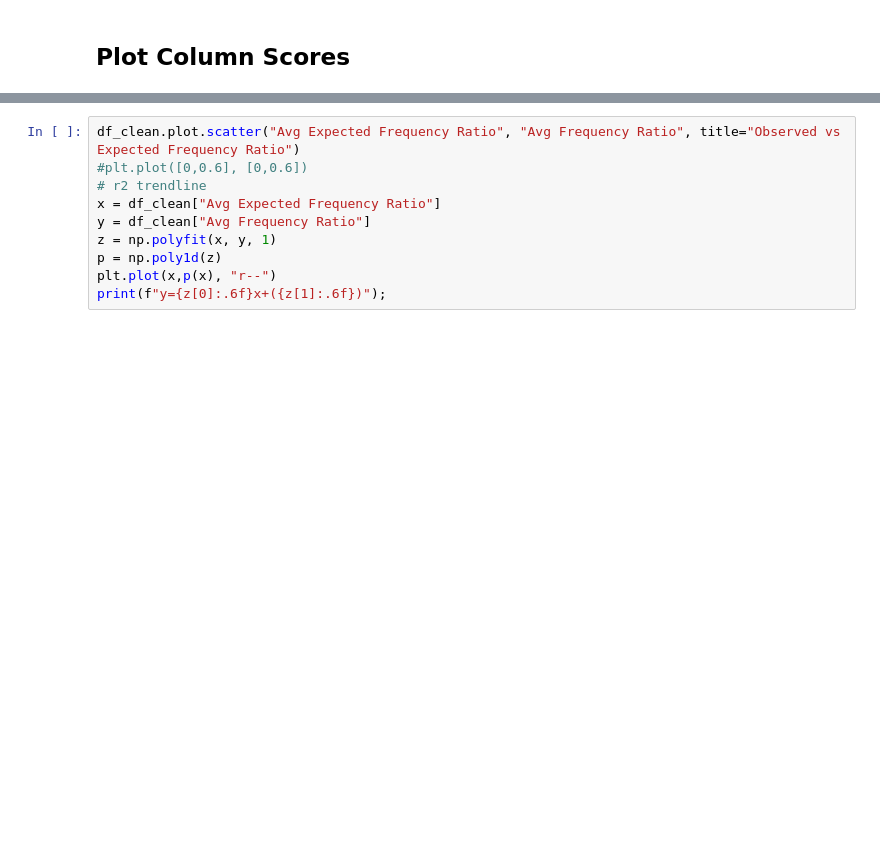
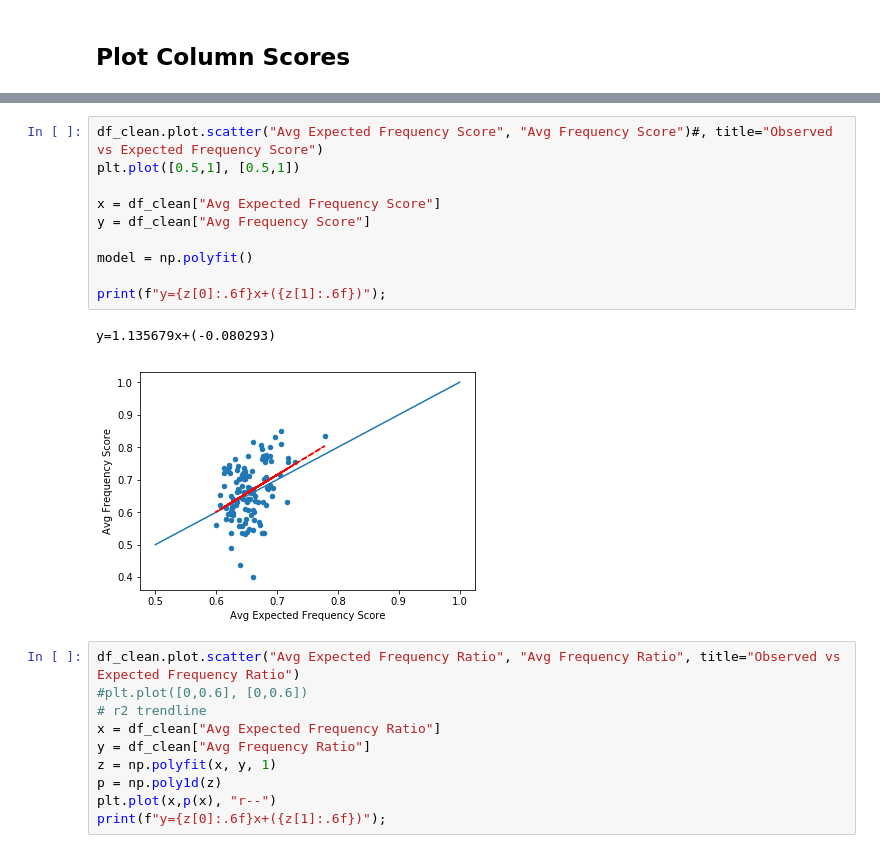
Before and after one commit to Fritos121/Codon-Usage-IDRs, a Jupyter notebook: plot_columns_P0A850.ipynb, the cells around one changed output, grey strips where cells are left out. Cells and saved outputs as stored; diff of their text form; blank space fills up the shorter version.

```diff
--- a/plot_columns_P0A850.ipynb
+++ b/plot_columns_P0A850.ipynb
@@ -122,3 +122,16 @@ y=1.135679x+(-0.080293)
+# %%
+df_clean.plot.scatter("Avg Expected Frequency Score", "Avg Frequency Score")#, title="Observed vs Expected Frequency Score")
+plt.plot([0.5,1], [0.5,1])
+
+x = df_clean["Avg Expected Frequency Score"]
+y = df_clean["Avg Frequency Score"]
+
+model = np.polyfit()
+
+print(f"y={z[0]:.6f}x+({z[1]:.6f})");
+# %% [output]
+y=1.135679x+(-0.080293)
+[figure, added]
 # %%
 df_clean.plot.scatter("Avg Expected Frequency Ratio", "Avg Frequency Ratio", title="Observed vs Expected Frequency Ratio")
 #plt.plot([0,0.6], [0,0.6])
```
Also changed, not shown: parts of 1 cell of this notebook, 2 other files.
